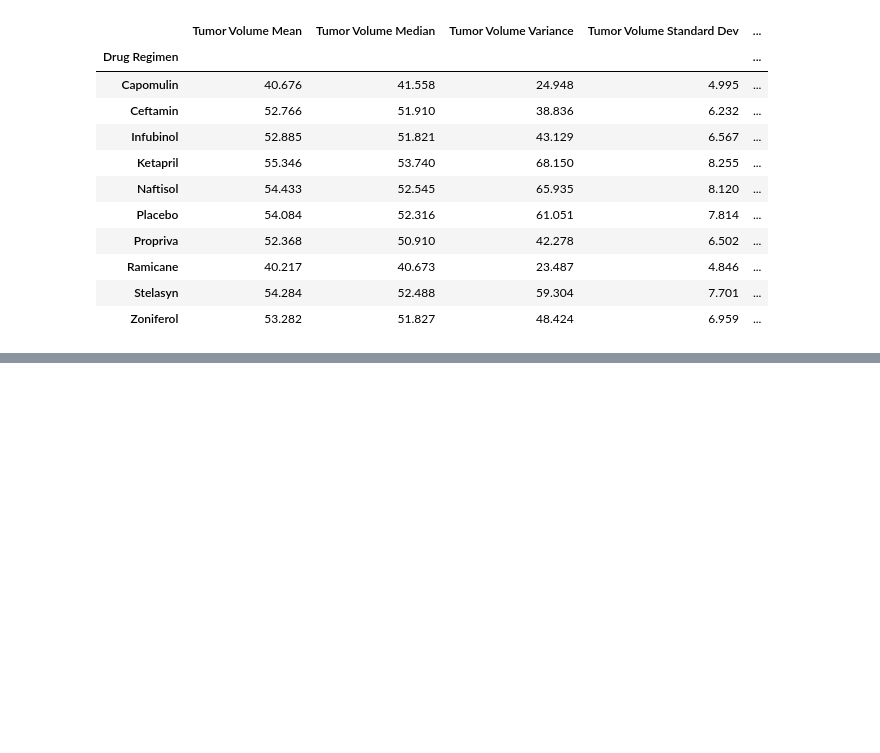
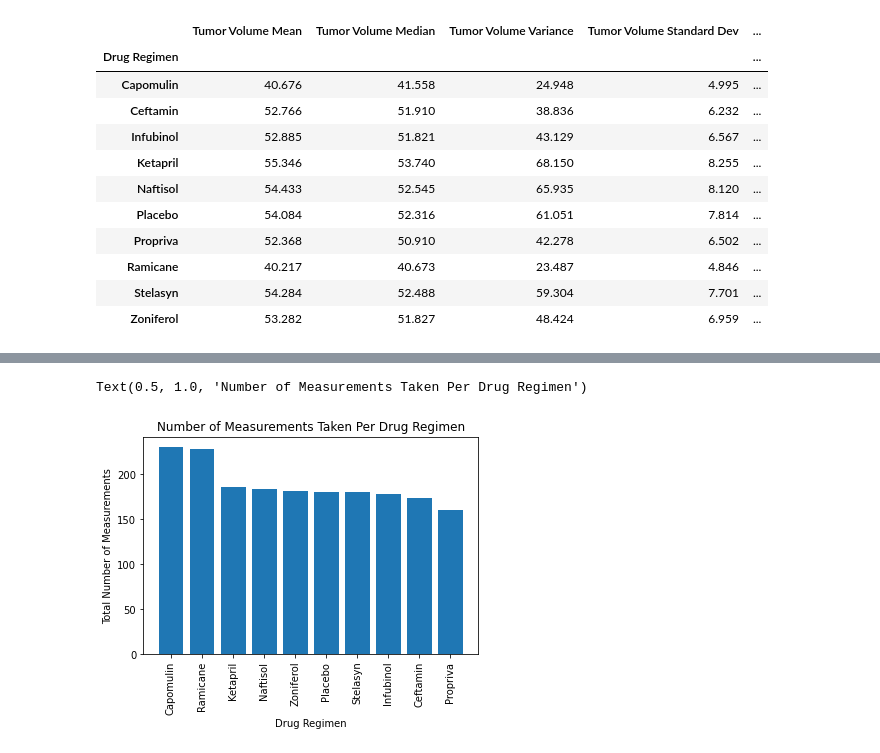
Before and after one commit to scaldwell545/matplotlib-challenge, a Jupyter notebook: pymaceuticals.ipynb, the cells around one changed output, grey strips where cells are left out. Saved outputs shown, nothing was run; the diff lists cells and outputs as text; code cells hidden in the pictures; blank space fills up the shorter version.

```diff
--- a/pymaceuticals.ipynb
+++ b/pymaceuticals.ipynb
@@ -135,0 +147,13 @@ summary_stat_df
+# %%
+## Now do the same thing with pyplot
+reg_count = clean_df["Drug Regimen"].value_counts()
+x_axis = np.arange(len(reg_count))
+tick_locations = [val for val in x_axis]
+plt.bar(x_axis, reg_count)
+plt.xticks( tick_locations, list(reg_count.index), rotation = "vertical")
+plt.xlabel("Drug Regimen")
+plt.ylabel("Total Number of Measurements")
+plt.title("Number of Measurements Taken Per Drug Regimen")
+# %% [output]
+Text(0.5, 1.0, 'Number of Measurements Taken Per Drug Regimen')
+[figure, added]
```
Also changed, not shown: parts of 10 cells of this notebook.
